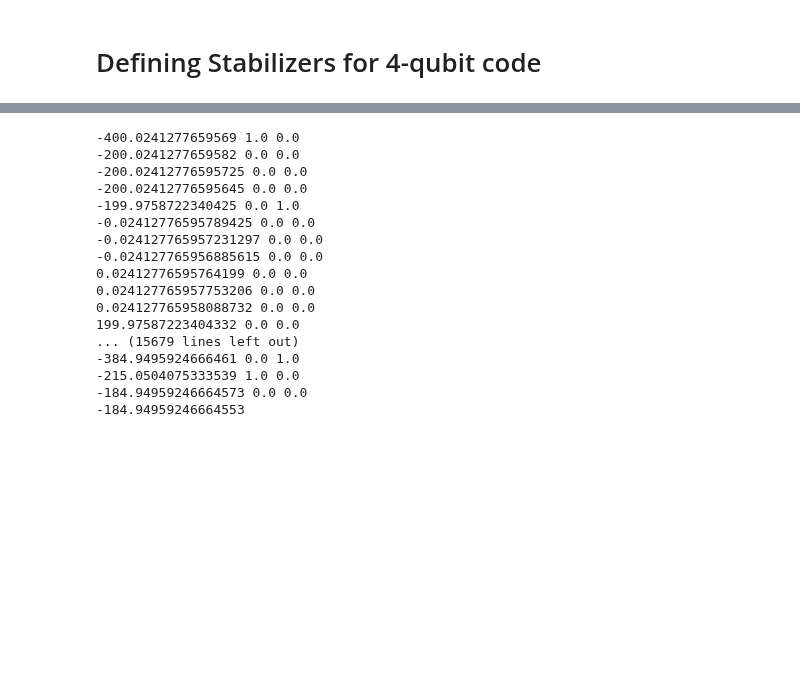
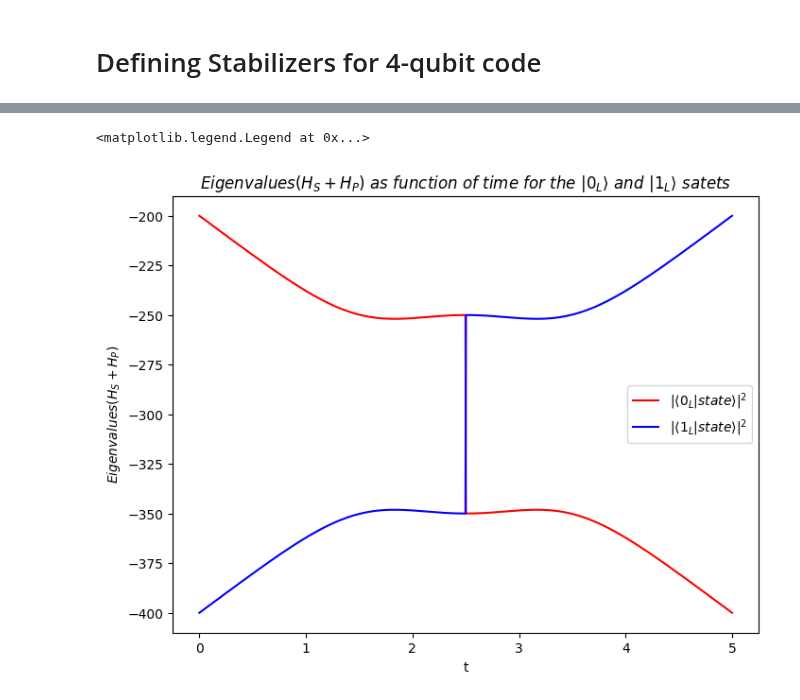
Before and after one commit to chenscheimq/QEC, a Jupyter notebook: RAP/RAP_stabilizers.ipynb, the cells around one changed output, grey strips where cells are left out. Drawn from its saved outputs; the diff is of its cells as text; code cells hidden in the pictures; blank space fills up the shorter version.

```diff
--- a/RAP/RAP_stabilizers.ipynb
+++ b/RAP/RAP_stabilizers.ipynb
@@ -118,30 +119,28 @@ print(energies)
 {-300: 2, -100: 6, 100: 6, 300: 2}
 [figure]
 # %%
+one_eigens = []
+zero_eigens = []
+
 for i, t_step in enumerate(t):
     H_S = omega_t[i] * X_L + delta_t[i] * Z_L + Hp
     eigenvalues, eigenstates = H_S.eigenstates()
 
     for energy, state in zip(eigenvalues, eigenstates):
-        proj_zero = np.abs(logical_zero.overlap(state))**2
-        proj_one = np.abs(logical_one.overlap(state))**2
-        print(energy, np.round(proj_zero), np.round(proj_one))
-    print()
+        proj_zero = np.round(np.abs(logical_zero.overlap(state))**2)
+        proj_one = np.round(np.abs(logical_one.overlap(state))**2)
+        if proj_zero:
+            zero_eigens.append(energy)
+        if proj_one:
+            one_eigens.append(energy)
+
+plt.figure(figsize=(8, 6))
+plt.plot(t, one_eigens, color='r', label =r'$| \langle 0_{L} | state \rangle | ^{2}$')
+plt.plot(t, zero_eigens, color='b', label =r'$| \langle 1_{L} | state \rangle | ^{2}$')
+plt.xlabel('t')
+plt.ylabel(r'$Eigenvalues(H_{S} + H_{P})$')
+plt.title(r'$Eigenvalues(H_{S} + H_{P}) \ as \ function \ of \ time \ for \ the \ |0_{L} \rangle \ and \ |1_{L} \rangle \ satets$')
+plt.legend()
 # %% [output]
--400.0241277659569 1.0 0.0
--200.0241277659582 0.0 0.0
--200.02412776595725 0.0 0.0
--200.02412776595645 0.0 0.0
--199.9758722340425 0.0 1.0
--0.02412776595789425 0.0 0.0
--0.024127765957231297 0.0 0.0
--0.024127765956885615 0.0 0.0
-0.02412776595764199 0.0 0.0
-0.024127765957753206 0.0 0.0
-0.024127765958088732 0.0 0.0
-199.97587223404332 0.0 0.0
-... (15679 lines left out)
--384.9495924666461 0.0 1.0
--215.0504075333539 1.0 0.0
--184.94959246664573 0.0 0.0
--184.94959246664553
+<matplotlib.legend.Legend at 0x...>
+[figure, added]
```
Also changed, not shown: parts of 4 cells of this notebook.
